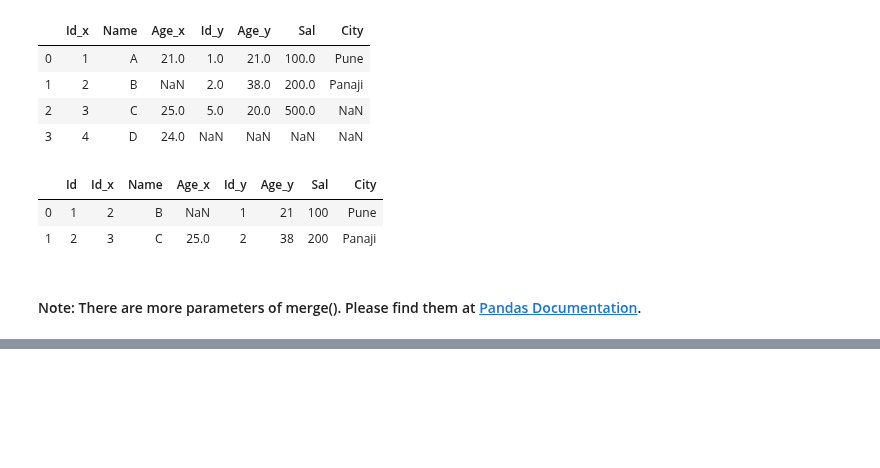
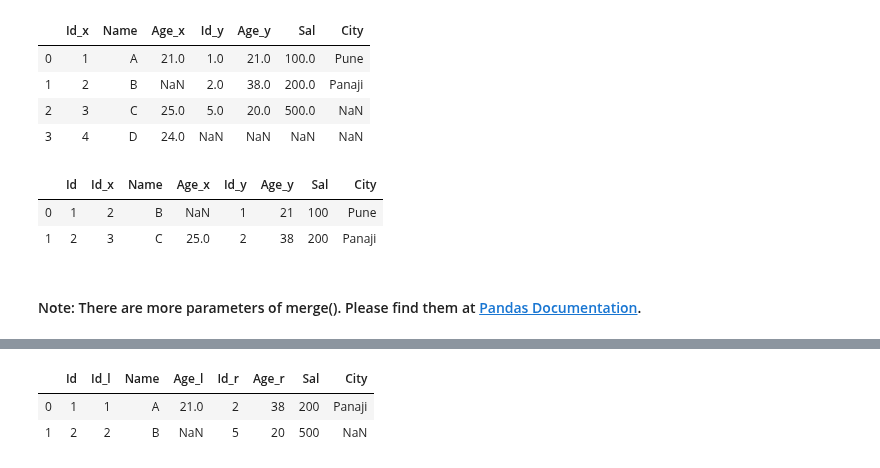
Before and after one commit to AbhishekKumar-0311/Machine-Learning-with-Python, a Jupyter notebook: Pandas/Learning_Pandas_Part_3.ipynb, the cells around one changed output, grey strips where cells are left out. Drawn from its saved outputs; the diff is of its cells as text; code cells hidden in the pictures; blank space fills up the shorter version.

```diff
--- a/Pandas/Learning_Pandas_Part_3.ipynb
+++ b/Pandas/Learning_Pandas_Part_3.ipynb
@@ -536,0 +555,16 @@ data_merged
+# %%
+# Set up
+
+detail_1 = ({'Id'   : [1,2,3,4],
+             'Name' : ['A','B','C','D'],
+             'Age'  : [21,np.NaN,25,24] })
+detail_2 = ({'Id'   : [1,2,5],
+             'Age'  : [21,38,20],
+             'Sal'  : [100,200,500],
+             'City' : ['Pune','Panaji',np.NaN]})
+
+df_mrg_1 = pd.DataFrame(detail_1)
+df_mrg_2 = pd.DataFrame(detail_2)
+
+df_mrg_1
+df_mrg_2
@@ -536,0 +581,9 @@ data_merged
+# %%
+# Since the columns overlap, suffixes are required.Uncomment to see the error.
+# df_mrg_1.join(df_mrg_2, how = 'inner', on = 'Id')
+
+df_mrg_1.join(df_mrg_2, how = 'inner', on = 'Id', lsuffix = '_l', rsuffix = '_r' )
+# %% [output]
+|  | Id | Id_l | Name | Age_l | Id_r | Age_r | Sal | City |
+| 0 | 1 | 1 | A | 21.0 | 2 | 38 | 200 | Panaji |
+| 1 | 2 | 2 | B | NaN | 5 | 20 | 500 | NaN |
```
Also changed, not shown: parts of 4 cells of this notebook.
